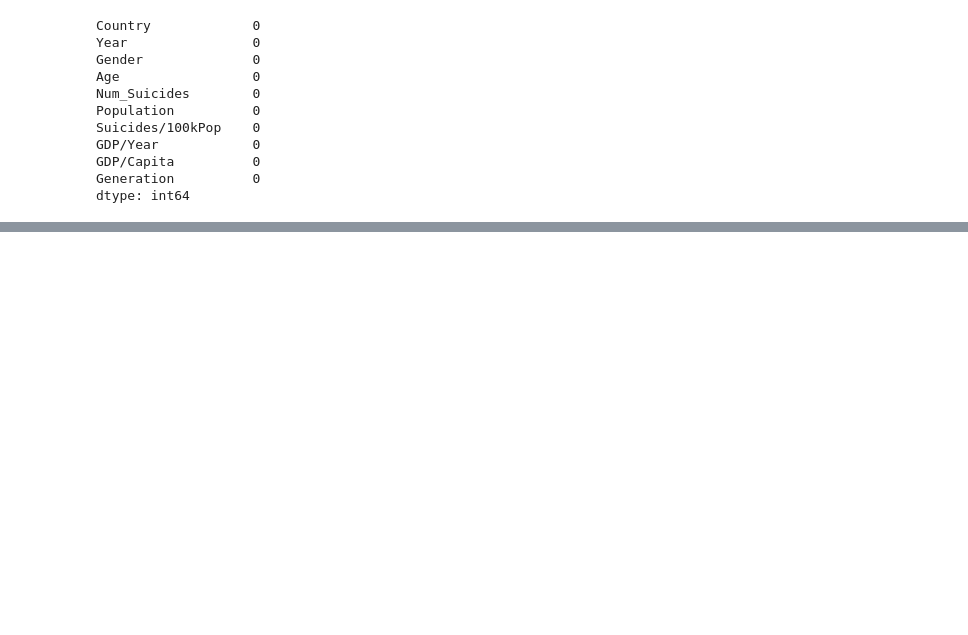
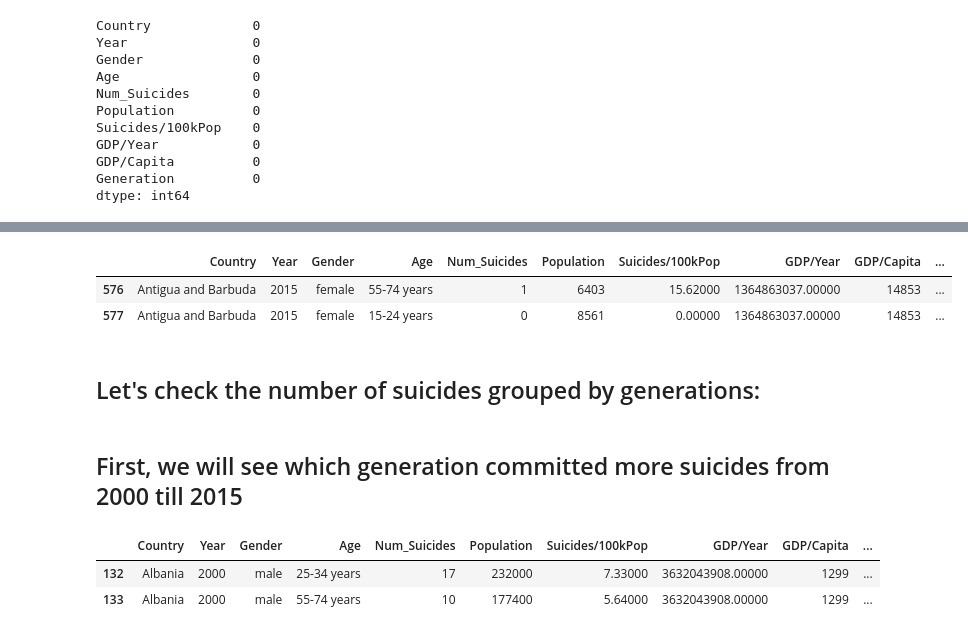
Before and after one commit to cinlaozdemir/Project-Week-3-Data-Thieves, a Jupyter notebook: your-project/Project3_DescStats-Copy1.ipynb, the cells around one changed output, grey strips where cells are left out. Drawn from its saved outputs; the diff is of its cells as text; code cells hidden in the pictures; blank space fills up the shorter version.

Commit message:
QUESTIONS 4 and 5

```diff
--- a/your-project/Project3_DescStats-Copy1.ipynb
+++ b/your-project/Project3_DescStats-Copy1.ipynb
@@ -158,0 +206,4 @@ suicides.to_sql("suicides1", con=connection)
+# %%
+# To answer this question we are going to create a dataframe for the year 2015:
+
+suicides_2015 = suicides[suicides['Year'] == 2015]
@@ -158,0 +413,12 @@ suicides.to_sql("suicides1", con=connection)
+# %%
+# checking the data
+
+suicides_2015.head(2)
+# %% [output]
+|  | Country | Year | Gender | Age | Num_Suicides | Population | Suicides/100kPop | GDP/Year | GDP/Capita | ... |
+| 576 | Antigua and Barbuda | 2015 | female | 55-74 years | 1 | 6403 | 15.62000 | 1364863037.00000 | 14853 | ... |
+| 577 | Antigua and Barbuda | 2015 | female | 15-24 years | 0 | 8561 | 0.00000 | 1364863037.00000 | 14853 | ... |
+# %% [markdown]
+## Let's check the number of suicides grouped by generations:
+# %% [markdown]
+## First, we will see which generation committed more suicides from 2000 till 2015
@@ -158,0 +433,7 @@ suicides.to_sql("suicides1", con=connection)
+# %%
+# new data frame from 2000 till 2015
+df.head(2)
+# %% [output]
+|  | Country | Year | Gender | Age | Num_Suicides | Population | Suicides/100kPop | GDP/Year | GDP/Capita | ... |
+| 132 | Albania | 2000 | male | 25-34 years | 17 | 232000 | 7.33000 | 3632043908.00000 | 1299 | ... |
+| 133 | Albania | 2000 | male | 55-74 years | 10 | 177400 | 5.64000 | 3632043908.00000 | 1299 | ... |
```
Also changed, not shown: parts of 76 cells of this notebook.
